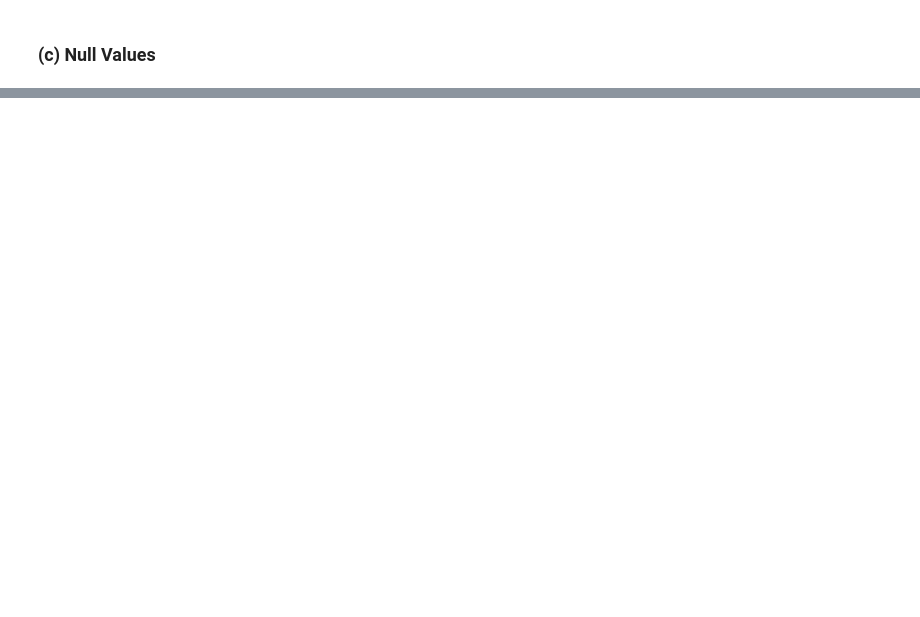
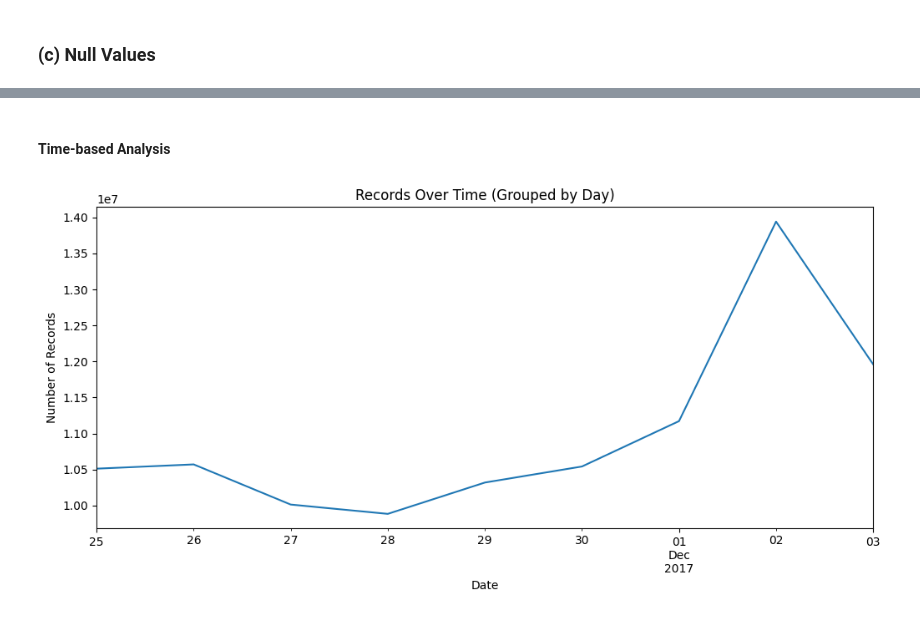
Before and after one commit to zhengqian89/ecomm_purchase_propensity, a Jupyter notebook: notebooks/01_data_exploration.ipynb, the cells around one changed output, grey strips where cells are left out. Saved outputs shown, nothing was run; the diff lists cells and outputs as text; code cells hidden in the pictures; blank space fills up the shorter version.

```diff
--- a/notebooks/01_data_exploration.ipynb
+++ b/notebooks/01_data_exploration.ipynb
@@ -84,0 +124,17 @@ shape: (9, 10)
+# %% [markdown]
+#### Time-based Analysis
+# %%
+df.set_index('datetime', inplace=True)
+daily_counts = df.resample('D').size()
+
+plt.figure(figsize=(12,5))
+daily_counts.plot()
+plt.title('Records Over Time (Grouped by Day)')
+plt.xlabel('Date')
+plt.ylabel('Number of Records')
+plt.show()
+
+# Reset index for further analysis
+df.reset_index(inplace=True)
+# %% [output]
+[figure, added]
```
Also changed, not shown: parts of 28 cells of this notebook.
